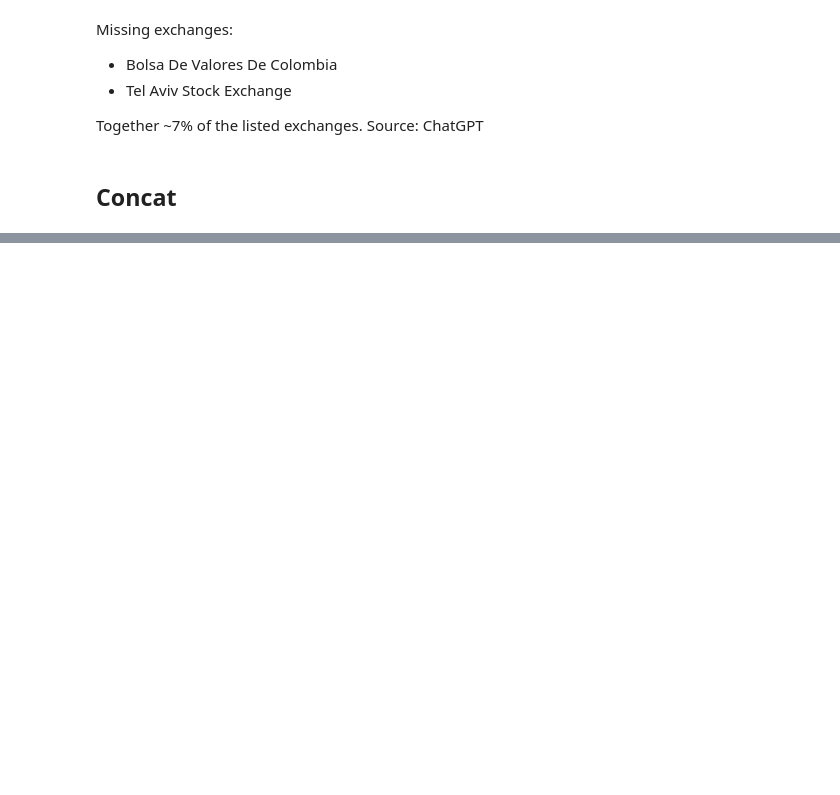
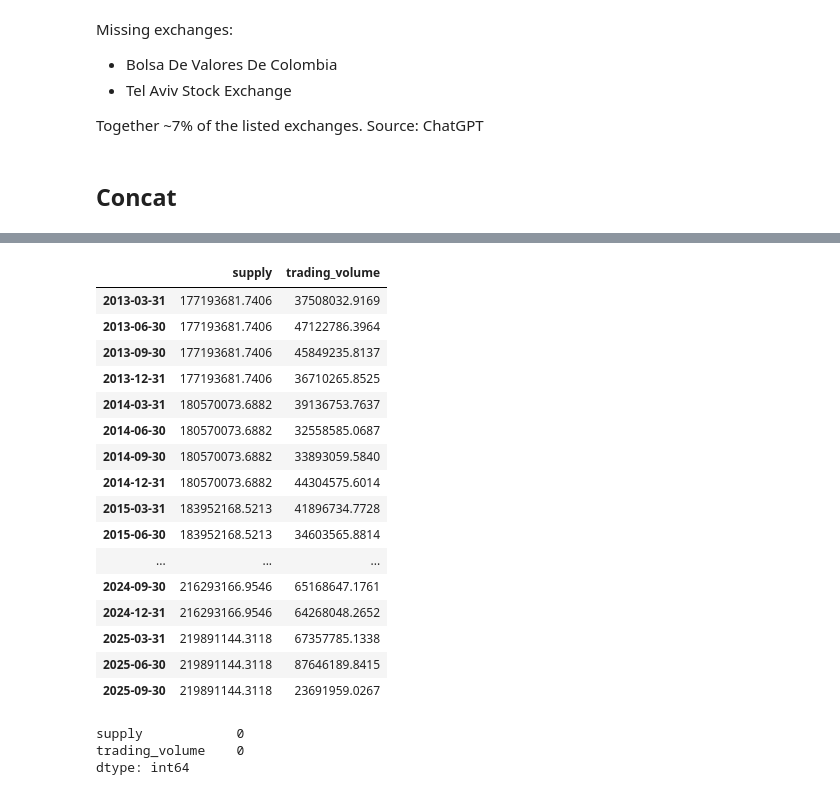
Before and after one commit to Michael-Kornilich/bitcoin_project, a Jupyter notebook: phase2/preprocessing/preprocessing.ipynb, the cells around one changed output, grey strips where cells are left out. Drawn from its saved outputs; the diff is of its cells as text; code cells hidden in the pictures; blank space fills up the shorter version.

```diff
--- a/phase2/preprocessing/preprocessing.ipynb
+++ b/phase2/preprocessing/preprocessing.ipynb
@@ -988,4 +1474,8 @@ dump_pickle(
 # %%
-cmeg_gold_volume = load_pickle("CMEG_gold_volume")
-shanghai_gold_volume = load_pickle("shanghai_gold_volume")
-tocom_gold_volume = load_pickle("tocom_gold")
+gold_volume = pd.concat(
+    [cmeg_gold_volume, shanghai_gold_volume],
+    join="outer",
+    axis="columns"
+)
+gold_volume = gold_volume.rename(columns={0:"cmeg", 1:"shanghai", 2:"tocom"})
+gold_volume
@@ -992,8 +1496,6 @@ tocom_gold_volume = load_pickle("tocom_gold")
 # %%
-gold_volume = pd.concat(
-    [cmeg_gold_volume, shanghai_gold_volume, tocom_gold_volume],
-    join="outer",
-    axis="columns"
-)
-gold_volume = gold_volume.rename(columns={0:"cmeg", 1:"shanghai", 2:"tocom"})
+# mean imputation is invalid, so drop NA
+gold_volume = gold_volume.dropna()
+gold_volume = gold_volume.sum(axis="columns")
+gold_volume = gold_volume.resample("QE").sum()
 gold_volume
@@ -1000,8 +1520,3 @@ gold_volume
 # %%
-# Extrapolate based on mean
-gold_volume = gold_volume.fillna(
-    gold_volume.mean()
-)
-gold_volume = gold_volume.sum(axis="columns")
-gold_volume = gold_volume.resample("QE").sum()
-gold_volume
+gold_supply = load_pickle("gold_aggregated_supply")
+gold_supply
@@ -1008,4 +1536,33 @@ gold_volume
 # %%
-gold_supply = load_pickle("gold_aggregated_supply")
-gold_supply
+df = pd.concat(
+    [gold_supply, gold_volume],
+    axis="columns"
+)
+df = df.dropna()
+df = df.rename(columns={8:"supply", 0:"trading_volume"})
+df
+# %% [output]
+|  | supply | trading_volume |
+| 2013-03-31 | 177193681.7406 | 37508032.9169 |
+| 2013-06-30 | 177193681.7406 | 47122786.3964 |
+| 2013-09-30 | 177193681.7406 | 45849235.8137 |
+| 2013-12-31 | 177193681.7406 | 36710265.8525 |
+| 2014-03-31 | 180570073.6882 | 39136753.7637 |
+| 2014-06-30 | 180570073.6882 | 32558585.0687 |
+| 2014-09-30 | 180570073.6882 | 33893059.5840 |
+| 2014-12-31 | 180570073.6882 | 44304575.6014 |
+| 2015-03-31 | 183952168.5213 | 41896734.7728 |
+| 2015-06-30 | 183952168.5213 | 34603565.8814 |
+| ... | ... | ... |
+| 2024-09-30 | 216293166.9546 | 65168647.1761 |
+| 2024-12-31 | 216293166.9546 | 64268048.2652 |
+| 2025-03-31 | 219891144.3118 | 67357785.1338 |
+| 2025-06-30 | 219891144.3118 | 87646189.8415 |
+| 2025-09-30 | 219891144.3118 | 23691959.0267 |
+# %%
+df.isna().sum()
+# %% [output]
+supply            0
+trading_volume    0
+dtype: int64
 # %%
```
Also changed, not shown: parts of 204 cells of this notebook, 12 other files.
